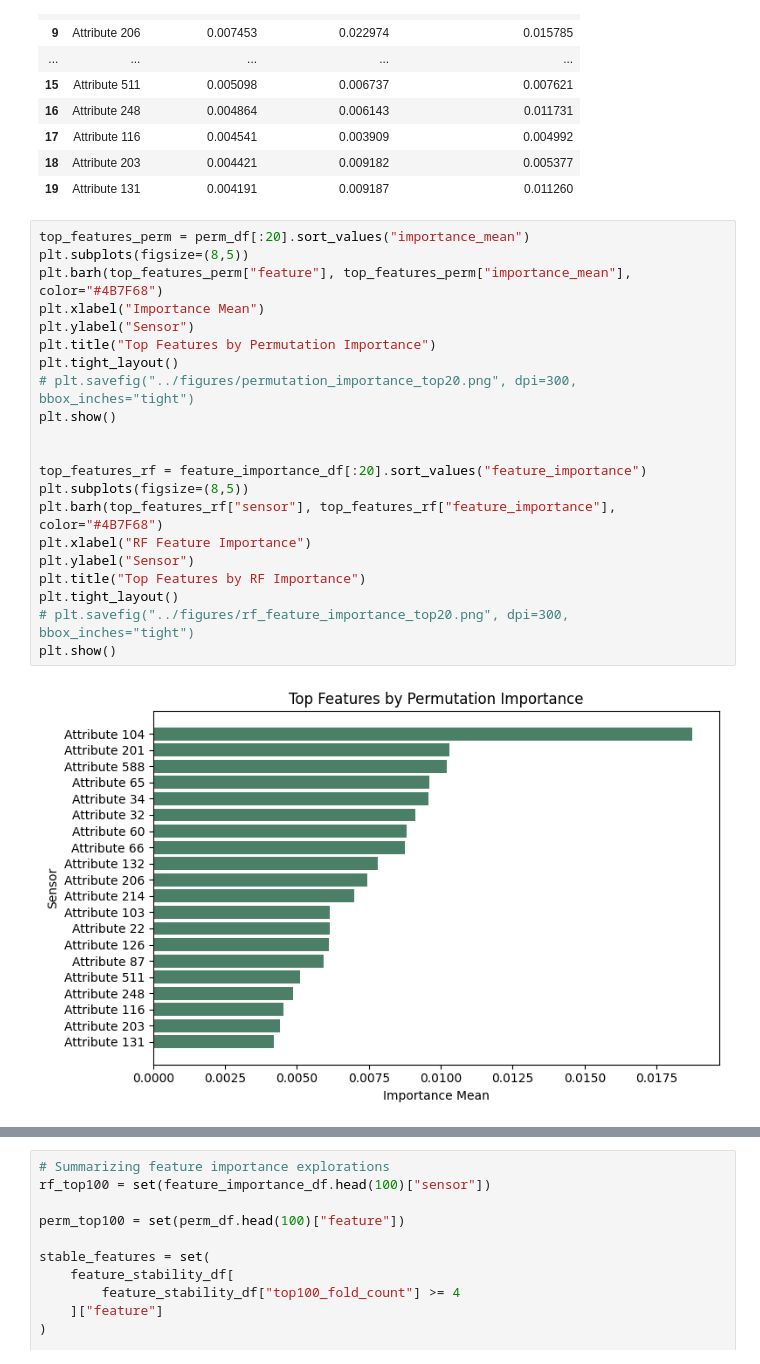
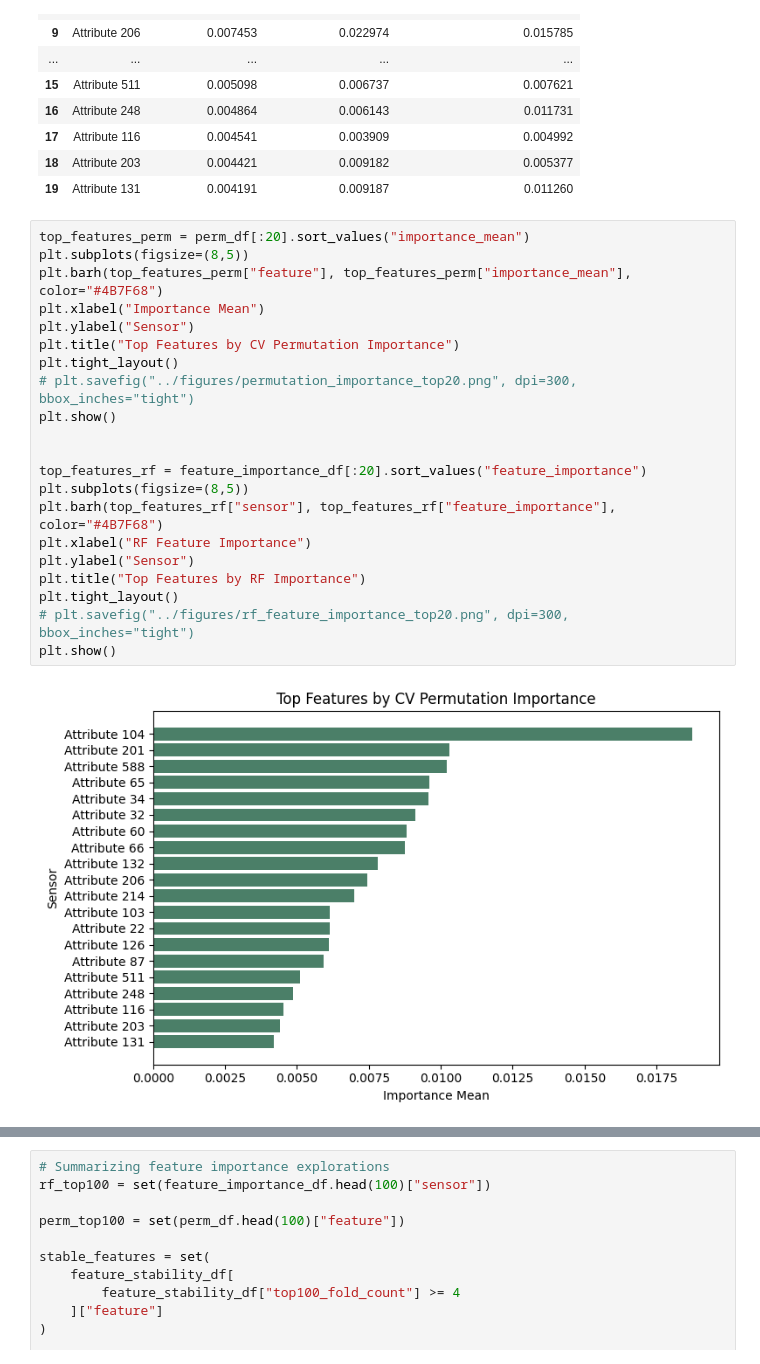
Before and after one commit to intuitiveengineer/secom-ml, a Jupyter notebook: notebooks/01-modeling.ipynb, the cells around one changed output, grey strips where cells are left out. Cells and saved outputs as stored; diff of their text form.

```diff
--- a/notebooks/01-modeling.ipynb
+++ b/notebooks/01-modeling.ipynb
@@ -639,26 +639,26 @@ perm_df.head(20)
 # %%
 top_features_perm = perm_df[:20].sort_values("importance_mean")
 plt.subplots(figsize=(8,5))
 plt.barh(top_features_perm["feature"], top_features_perm["importance_mean"], color="#4B7F68")
 plt.xlabel("Importance Mean")
 plt.ylabel("Sensor")
-plt.title("Top Features by Permutation Importance")
+plt.title("Top Features by CV Permutation Importance")
 plt.tight_layout()
 # plt.savefig("../figures/permutation_importance_top20.png", dpi=300, bbox_inches="tight")
 plt.show()
 
 
 top_features_rf = feature_importance_df[:20].sort_values("feature_importance")
 plt.subplots(figsize=(8,5))
 plt.barh(top_features_rf["sensor"], top_features_rf["feature_importance"], color="#4B7F68")
 plt.xlabel("RF Feature Importance")
 plt.ylabel("Sensor")
 plt.title("Top Features by RF Importance")
 plt.tight_layout()
 # plt.savefig("../figures/rf_feature_importance_top20.png", dpi=300, bbox_inches="tight")
 plt.show()
 # %% [output]
-[figure, old version]
+[figure, new version]
 [figure]
 # %%
 # Evaluating feature importance using cross-validation
```
Also changed, not shown: parts of 20 cells of this notebook, 5 other files.
